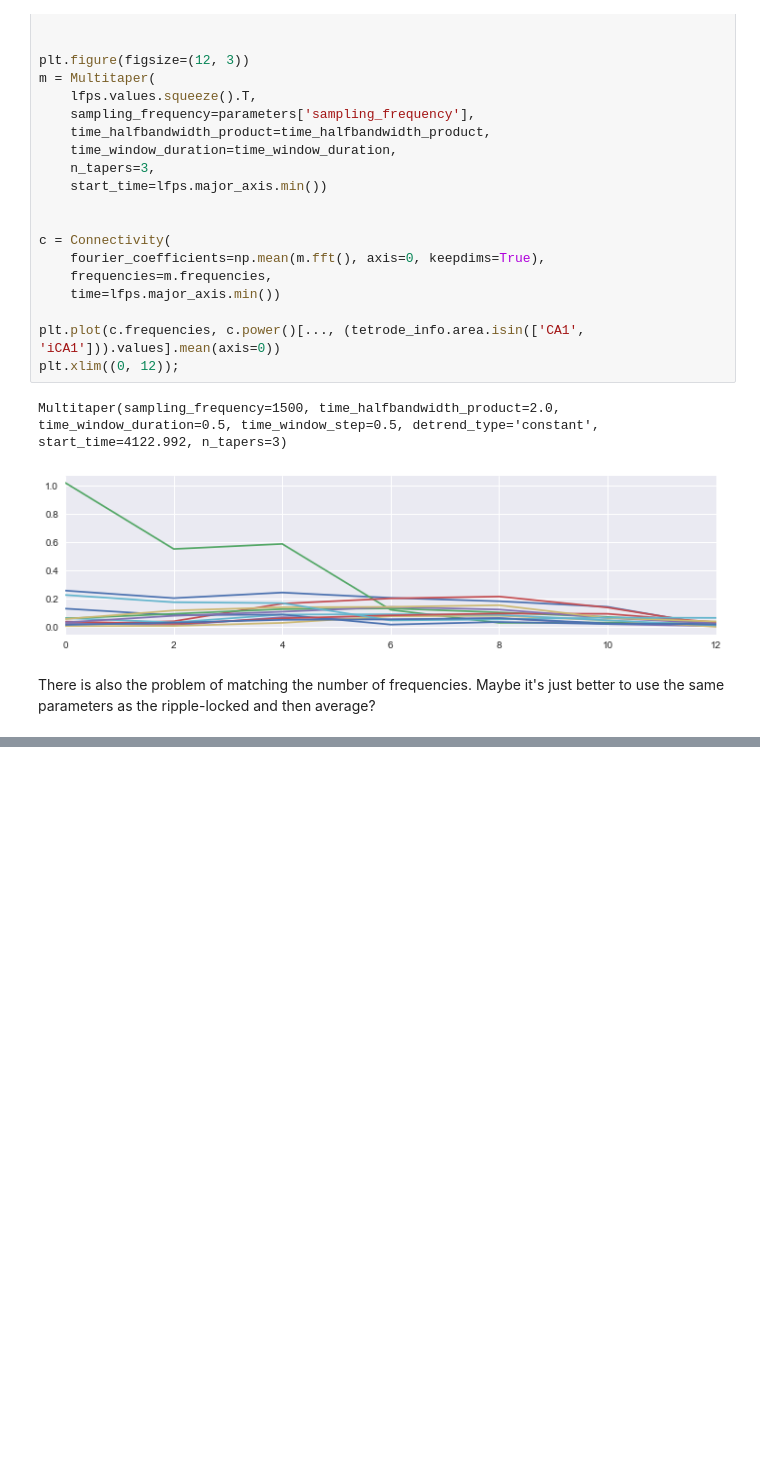
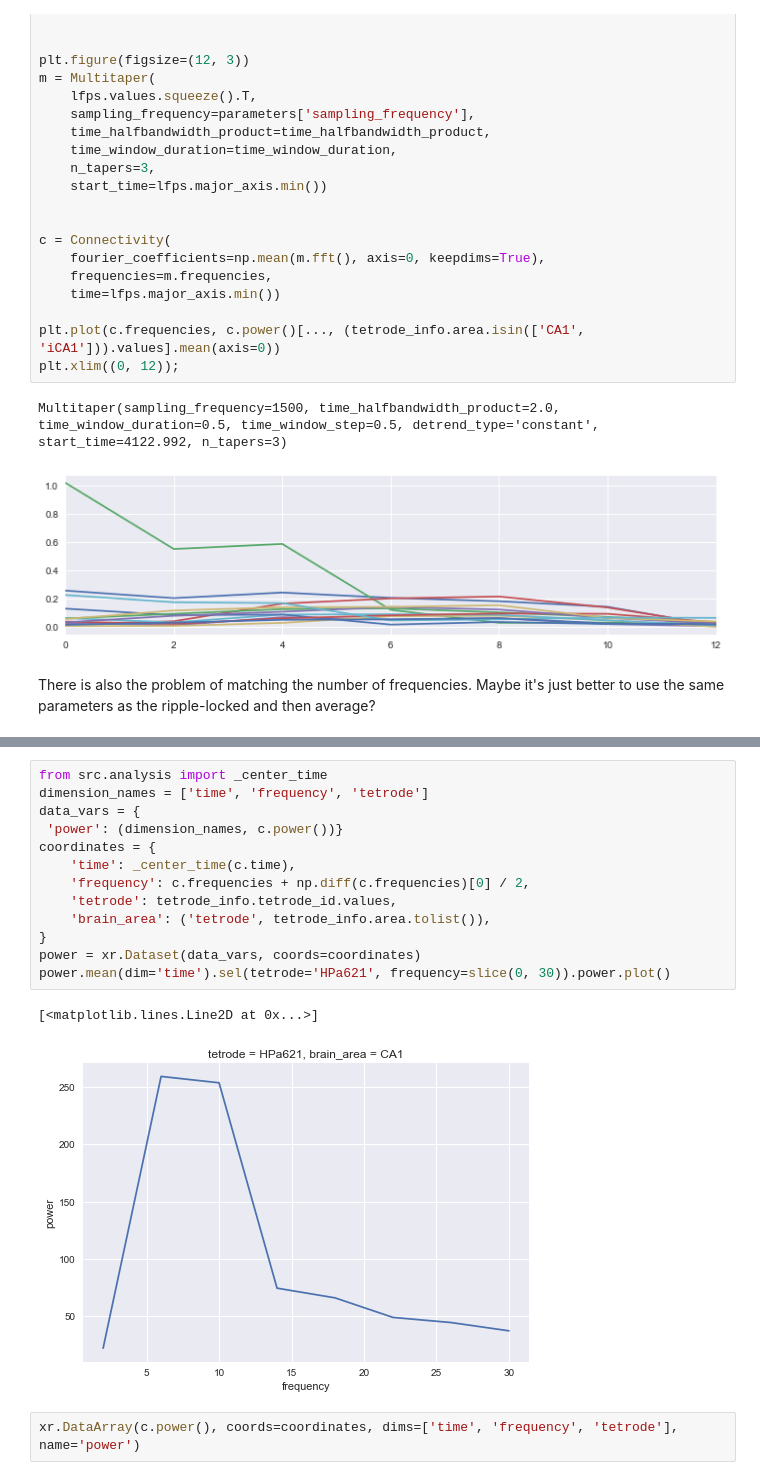
Before and after one commit to edeno/Jadhav-2016-Data-Analysis, a Jupyter notebook: notebooks/2017_06_21_Compute_Baseline_Over_Entire_Session.ipynb, the cells around one changed output, grey strips where cells are left out. Drawn from its saved outputs; the diff is of its cells as text; blank space fills up the shorter version.

```diff
--- a/notebooks/2017_06_21_Compute_Baseline_Over_Entire_Session.ipynb
+++ b/notebooks/2017_06_21_Compute_Baseline_Over_Entire_Session.ipynb
@@ -148,0 +157,18 @@ c = Connectivity.from_multitaper(m)
+# %%
+from src.analysis import _center_time
+dimension_names = ['time', 'frequency', 'tetrode']
+data_vars = {
+ 'power': (dimension_names, c.power())}
+coordinates = {
+    'time': _center_time(c.time),
+    'frequency': c.frequencies + np.diff(c.frequencies)[0] / 2,
+    'tetrode': tetrode_info.tetrode_id.values,
+    'brain_area': ('tetrode', tetrode_info.area.tolist()),
+}
+power = xr.Dataset(data_vars, coords=coordinates)
+power.mean(dim='time').sel(tetrode='HPa621', frequency=slice(0, 30)).power.plot()
+# %% [output]
+[<matplotlib.lines.Line2D at 0x...>]
+[figure, added]
+# %%
+xr.DataArray(c.power(), coords=coordinates, dims=['time', 'frequency', 'tetrode'], name='power')
```
Also changed, not shown: parts of 1 cell of this notebook.
